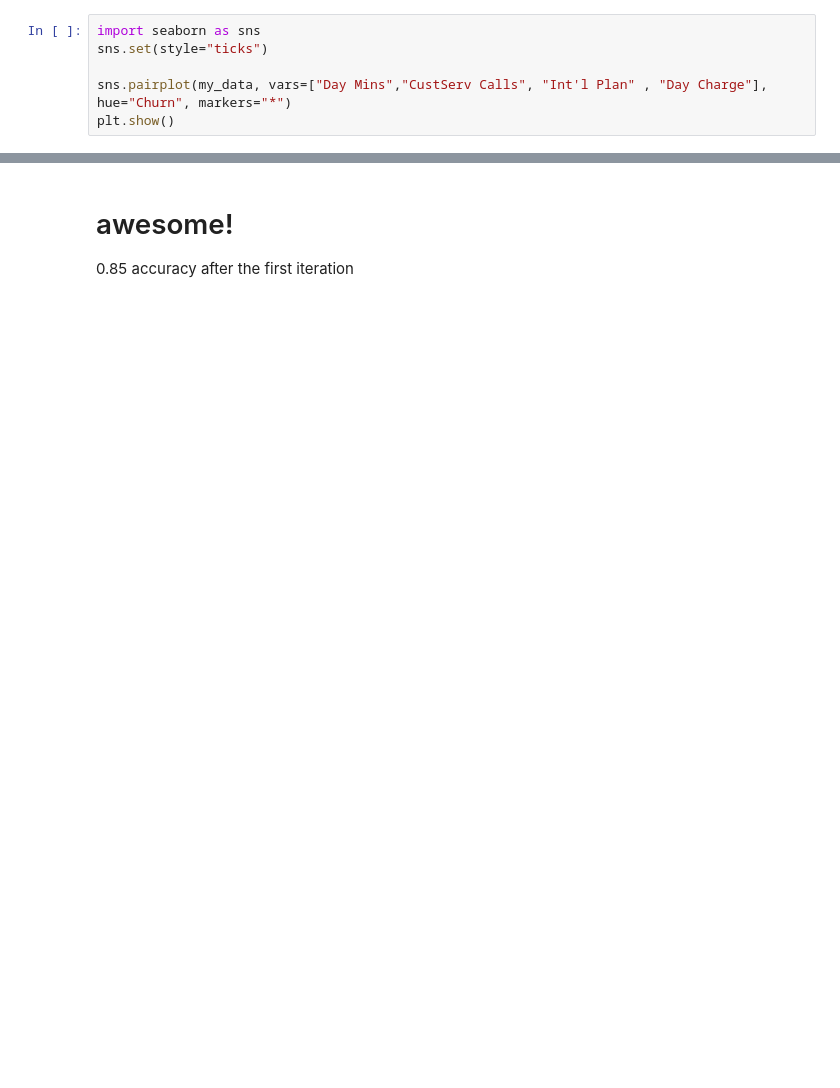
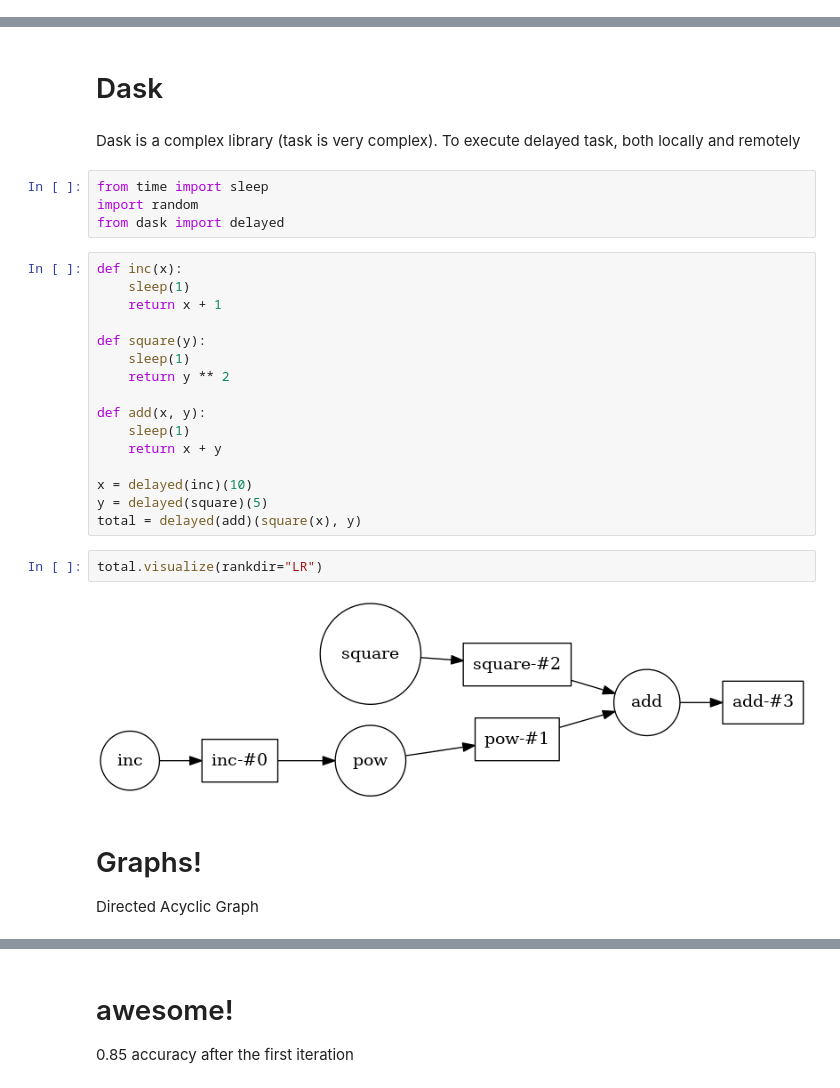
Before and after one commit to barrachri/dask_presentation_pydata, a Jupyter notebook: when_read_csv.ipynb, the cells around one changed output, grey strips where cells are left out. Drawn from its saved outputs; the diff is of its cells as text; blank space fills up the shorter version.

```diff
--- a/when_read_csv.ipynb
+++ b/when_read_csv.ipynb
@@ -143,6 +0,0 @@ Name: Churn, dtype: float64
-# %%
-import seaborn as sns
-sns.set(style="ticks")
-
-sns.pairplot(my_data, vars=["Day Mins","CustServ Calls", "Int'l Plan" , "Day Charge"], hue="Churn", markers="*")
-plt.show()
@@ -191,0 +138,33 @@ accuracy_score(y_test, y_predicted)
+# %% [markdown]
+# Dask
+# %% [markdown]
+Dask is a complex library (task is very complex).
+To execute delayed task, both locally and remotely
+# %%
+from time import sleep
+import random
+from dask import delayed
+# %%
+def inc(x):
+    sleep(1)
+    return x + 1
+
+def square(y):
+    sleep(1)
+    return y ** 2
+
+def add(x, y):
+    sleep(1)
+    return x + y
+
+x = delayed(inc)(10)
+y = delayed(square)(5)
+total = delayed(add)(square(x), y)
+# %%
+total.visualize(rankdir="LR")
+# %% [output]
+[figure, added]
+# %% [markdown]
+# Graphs!
+
+Directed Acyclic Graph
```
Also changed, not shown: parts of 101 cells of this notebook.
